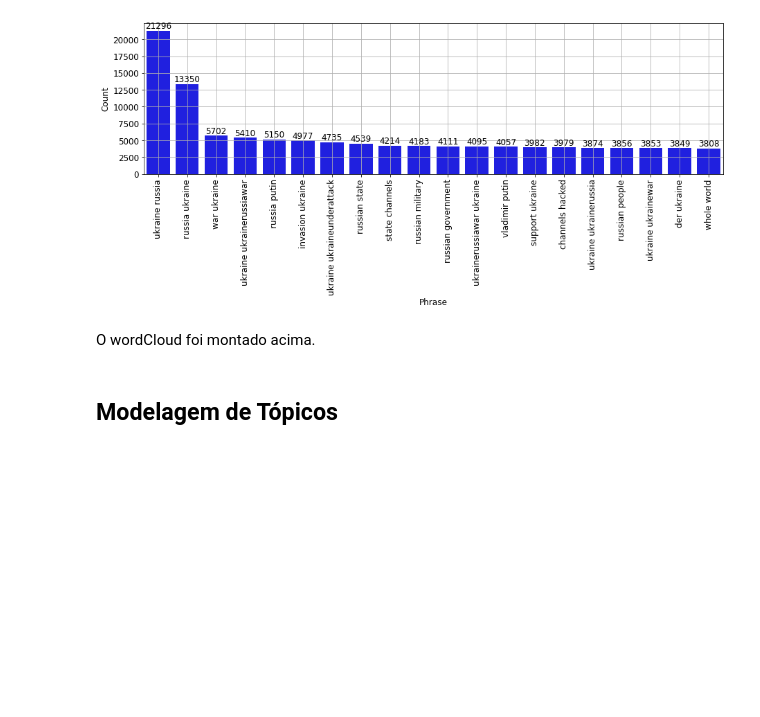
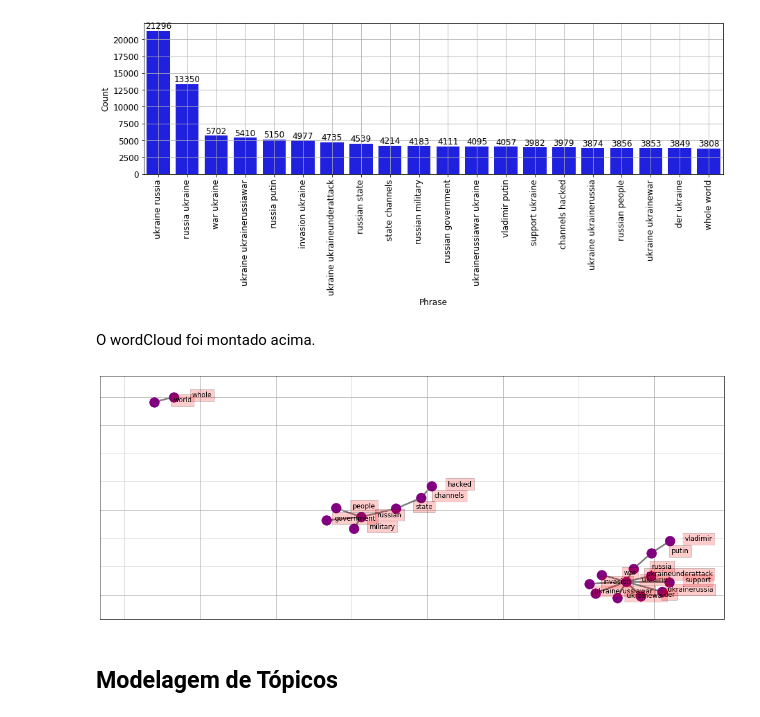
Before and after one commit to morrisgpeter/text-mining-ukraine-russia, a Jupyter notebook: Text mining.ipynb, the cells around one changed output. Cells and saved outputs as stored; diff of their text form; code cells hidden in the pictures; blank space fills up the shorter version.

Commit message:
add bigrams-network

```diff
--- a/Text mining.ipynb
+++ b/Text mining.ipynb
@@ -487,6 +493,40 @@ plt.show()
 [figure]
 # %% [markdown]
 O wordCloud foi montado acima.
+# %%
+# Visualização em rede:
+top_20_bigrams = Counter(flatten).most_common(20)
+bigram_df = pd.DataFrame(top_20_bigrams,columns=['bigram','count'])
+d = bigram_df.set_index('bigram').T.to_dict('records')
+
+# Criação do gráfico:
+G = nx.Graph()
+for k, v in d[0].items():
+    G.add_edge(k[0], k[1], weight=(v * 10))
+
+
+fig, ax = plt.subplots(figsize=(20, 8))
+pos = nx.spring_layout(G, k=2)
+
+## Plotando redes:
+nx.draw_networkx(G, pos,
+                 font_size=12,
+                 width=3,
+                 edge_color='grey',
+                 node_color='purple',
+                 with_labels = False,
+                 ax=ax)
+## Legendas:
+for key, value in pos.items():
+    x, y = value[0]+0.075, value[1]
+    ax.text(x, y,
+            s=key,
+            bbox=dict(facecolor='red', alpha=0.2),
+            horizontalalignment='center', fontsize=12)
+plt.grid()
+plt.show()
+# %% [output]
+[figure, added]
 # %% [markdown]
 ## Modelagem de Tópicos
 # %% [markdown]
```
Also changed, not shown: parts of 5 cells of this notebook, 3 other files.
